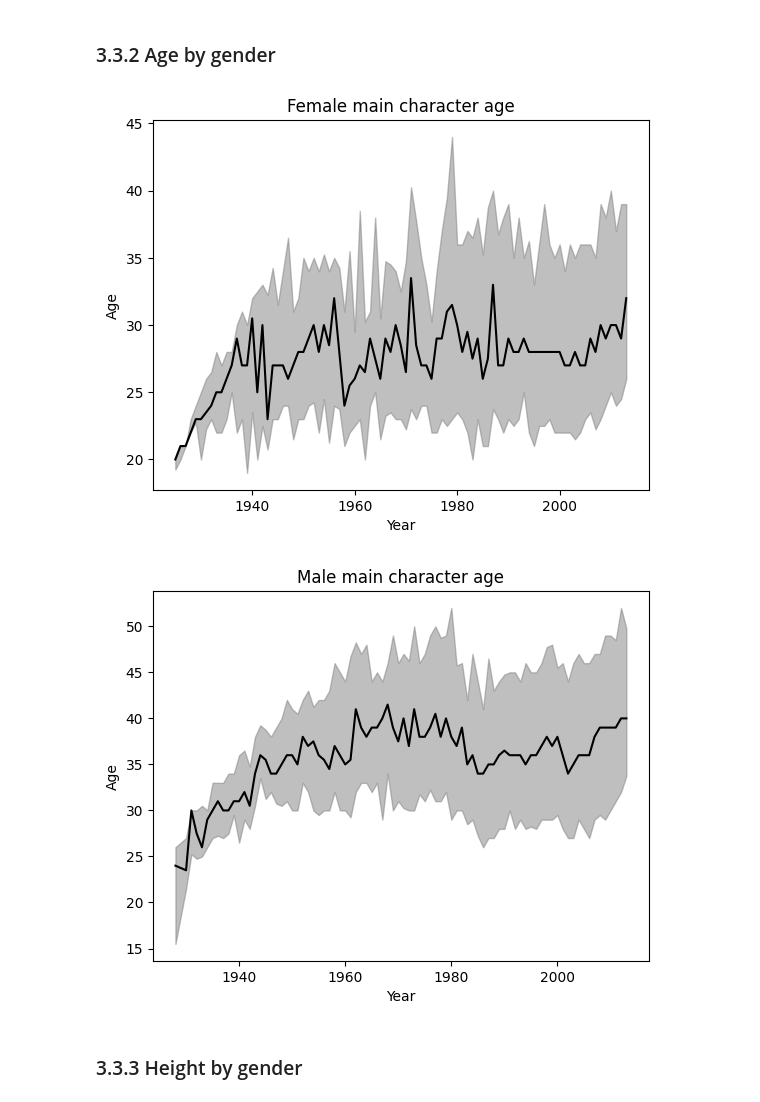
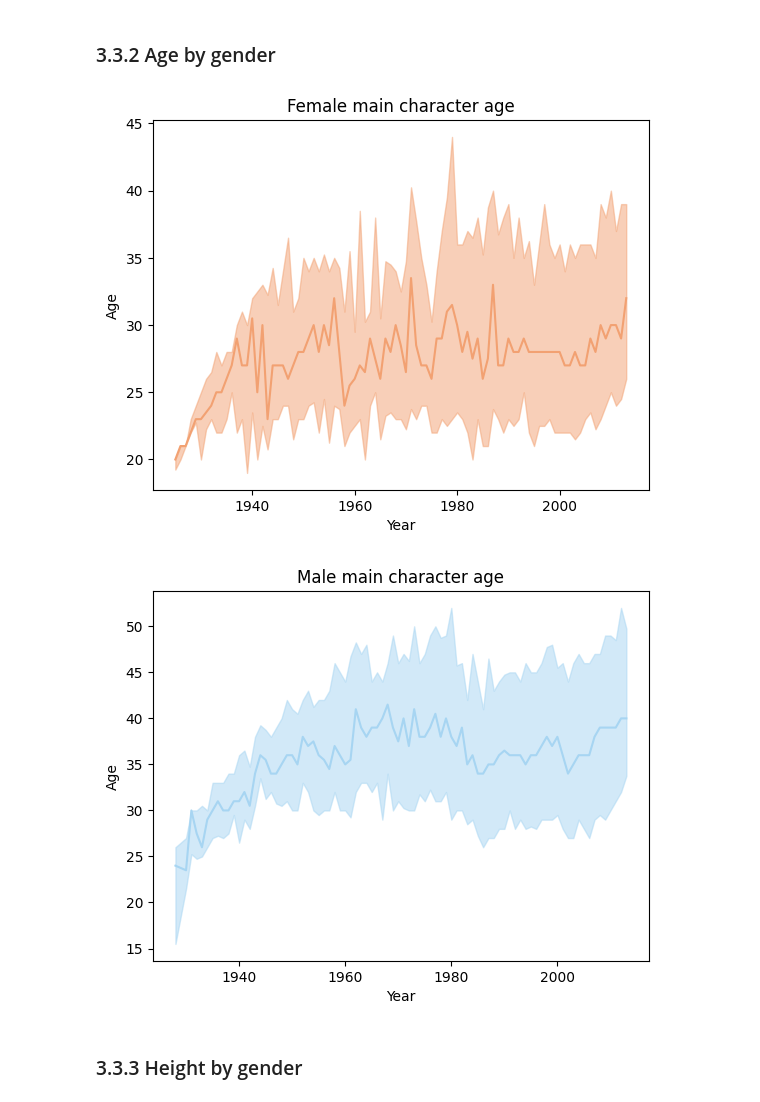
Before and after one commit to epfl-ada/ada-2022-project-r4d4r, a Jupyter notebook: BigNotebook.ipynb, the cells around one changed output. Saved outputs shown, nothing was run; the diff lists cells and outputs as text; code cells hidden in the pictures.

```diff
--- a/BigNotebook.ipynb
+++ b/BigNotebook.ipynb
@@ -385,6 +387,18 @@ MOVIE_DATA.to_csv("data/movie_processed.csv")
 # II. Insights of the data
 # %%
 df_movies = pd.read_csv("data/movie_processed.csv", index_col=0)
+# %%
+# Color palette
+DARK_BLUE_COLOR = "#0367A6"
+LIGHT_BLUE_COLOR = "#A7D5F2"
+SKY_BLUE_COLOR = "#D8E8F2"
+ORANGE_COLOR = "#F2A172"
+DARK_PINK_COLOR = "#F27D72"
+LIGHT_PINK_COLOR = "#F2D8D8"
+WHITE_COLOR = "#FFFFFF"
+
+# img path
+IMG_PATH = "img/"
 # %% [markdown]
 ### 2.1 Movie production evolution
 # %%
@@ -624,22 +641,24 @@ df_character_M_age = df_character[df_character["actor_gender"] == "M"][["movie_r
 df_character_F_age = df_character_F_age[df_character_F_age["count"] >= 5]
 df_character_M_age = df_character_M_age[df_character_M_age["count"] >= 5]
 # %%
-plt.fill_between(df_character_F_age.index, df_character_F_age["25%"].values, df_character_F_age["75%"].values, alpha = 0.5, color = 'gray')
-plt.plot(df_character_F_age.index, df_character_F_age["50%"].values, color = 'black')
+plt.fill_between(df_character_F_age.index, df_character_F_age["25%"].values, df_character_F_age["75%"].values, alpha = 0.5, color = ORANGE_COLOR)
+plt.plot(df_character_F_age.index, df_character_F_age["50%"].values, color = ORANGE_COLOR)
 plt.xlabel('Year')
 plt.ylabel('Age')
 plt.title('Female main character age')
+plt.savefig(IMG_PATH+"Female main charecter age.png")
 plt.show()
 
-plt.fill_between(df_character_M_age.index, df_character_M_age["25%"].values, df_character_M_age["75%"].values, alpha = 0.5, color = 'gray')
-plt.plot(df_character_M_age.index, df_character_M_age["50%"].values, color = 'black')
+plt.fill_between(df_character_M_age.index, df_character_M_age["25%"].values, df_character_M_age["75%"].values, alpha = 0.5, color = LIGHT_BLUE_COLOR)
+plt.plot(df_character_M_age.index, df_character_M_age["50%"].values, color = LIGHT_BLUE_COLOR)
 plt.xlabel('Year')
 plt.ylabel('Age')
 plt.title('Male main character age')
+plt.savefig(IMG_PATH+"Male main character age.png")
 plt.show()
 # %% [output]
-[figure, old version]
+[figure, new version]
-[figure, old version]
+[figure, new version]
 # %% [markdown]
 ### 3.3.3 Height by gender
 # %%
```
Also changed, not shown: parts of 23 cells of this notebook, 13 other files.
